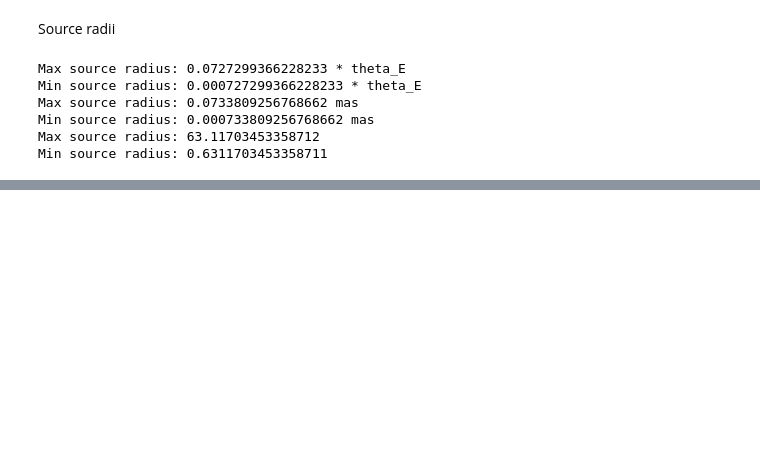
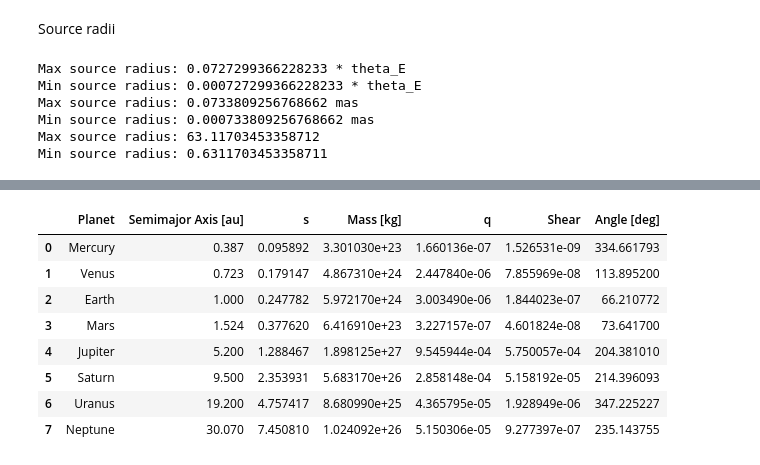
Before and after one commit to saividyud/NBLens, a Jupyter notebook: Unity Analysis/Part 6/Part6AttributeGenerator.ipynb, the cells around one changed output, grey strips where cells are left out. Cells and saved outputs as stored; diff of their text form; code cells hidden in the pictures; blank space fills up the shorter version.

```diff
--- a/Unity Analysis/Part 6/Part6AttributeGenerator.ipynb
+++ b/Unity Analysis/Part 6/Part6AttributeGenerator.ipynb
@@ -812,0 +361,73 @@ Min source radius: 0.6311703453358711
+# %%
+# Distance to source plane
+D_s = 8 * u.kpc
+
+# Distance to lens plane
+D_l = 4 * u.kpc
+
+theta_ein, r_ein = IRSF.IRSFunctions.e_ring([D_s, D_l], 1)
+print(f'Einstein ring radius: {r_ein}')
+print(f'Einstein ring angle: {theta_ein}')
+
+planets = ['Mercury', 'Venus', 'Earth', 'Mars', 'Jupiter', 'Saturn', 'Uranus', 'Neptune']
+
+# Defining semimajor axes
+r_mercury = 0.387
+r_venus = 0.723
+r_earth = 1
+r_mars = 1.524
+r_jupiter = 5.2
+r_saturn = 9.5
+r_uranus = 19.2
+r_neptune = 30.07
+
+planet_semimajor_axes = np.array([r_mercury, r_venus, r_earth, r_mars, r_jupiter, r_saturn, r_uranus, r_neptune]) * u.au # au
+
+# Calculating in terms of theta_E
+planet_ss = (planet_semimajor_axes / r_ein).to(u.dimensionless_unscaled).value # theta_E
+
+# Defining masses
+m_mercury = 0.330103e24
+m_venus = 4.86731e24
+m_earth = 5.97217e24
+m_mars = 0.641691e24
+m_jupiter = 1898.125e24
+m_saturn = 568.317e24
+m_uranus = 86.8099e24
+m_neptune = 102.4092e24
+
+planet_masses = np.array([m_mercury, m_venus, m_earth, m_mars, m_jupiter, m_saturn, m_uranus, m_neptune]) * u.kg # kg
+
+# Calculating in terms of M_sun
+planet_qs = (planet_masses / c.M_sun).to(u.dimensionless_unscaled).value # dimensionless
+
+# Defining shears
+planet_shears = []
+for i in range(len(planets)):
+    q = planet_qs[i]
+    s = planet_ss[i]
+    if s < 1:
+        planet_shears.append(q * s**2)
+    else:
+        planet_shears.append(q * (1/s)**2)
+
+planet_shears = np.array(planet_shears)
+
+# Defining planet angles
+seed = 12345
+np.random.seed(seed)
+planet_alphas = np.random.uniform(0, 360, len(planets))
+
+# Adding all attributes to a Pandas DataFrame
+planet_attributes = pd.DataFrame({
+    'Planet': planets,
+    'Semimajor Axis [au]': planet_semimajor_axes,
+    's': planet_ss,
+    'Mass [kg]': planet_masses,
+    'q': planet_qs,
+    'Shear': planet_shears,
+    'Angle [deg]': planet_alphas
+})
+
+planet_attributes
+# %% [output]
@@ -812,0 +436,9 @@ Min source radius: 0.6311703453358711
+|  | Planet | Semimajor Axis [au] | s | Mass [kg] | q | Shear | Angle [deg] |
+| 0 | Mercury | 0.387 | 0.095892 | 3.301030e+23 | 1.660136e-07 | 1.526531e-09 | 334.661793 |
+| 1 | Venus | 0.723 | 0.179147 | 4.867310e+24 | 2.447840e-06 | 7.855969e-08 | 113.895200 |
+| 2 | Earth | 1.000 | 0.247782 | 5.972170e+24 | 3.003490e-06 | 1.844023e-07 | 66.210772 |
+| 3 | Mars | 1.524 | 0.377620 | 6.416910e+23 | 3.227157e-07 | 4.601824e-08 | 73.641700 |
+| 4 | Jupiter | 5.200 | 1.288467 | 1.898125e+27 | 9.545944e-04 | 5.750057e-04 | 204.381010 |
+| 5 | Saturn | 9.500 | 2.353931 | 5.683170e+26 | 2.858148e-04 | 5.158192e-05 | 214.396093 |
+| 6 | Uranus | 19.200 | 4.757417 | 8.680990e+25 | 4.365795e-05 | 1.928949e-06 | 347.225227 |
+| 7 | Neptune | 30.070 | 7.450810 | 1.024092e+26 | 5.150306e-05 | 9.277397e-07 | 235.143755 |
```
Also changed, not shown: parts of 21 cells of this notebook, 2 other files.
